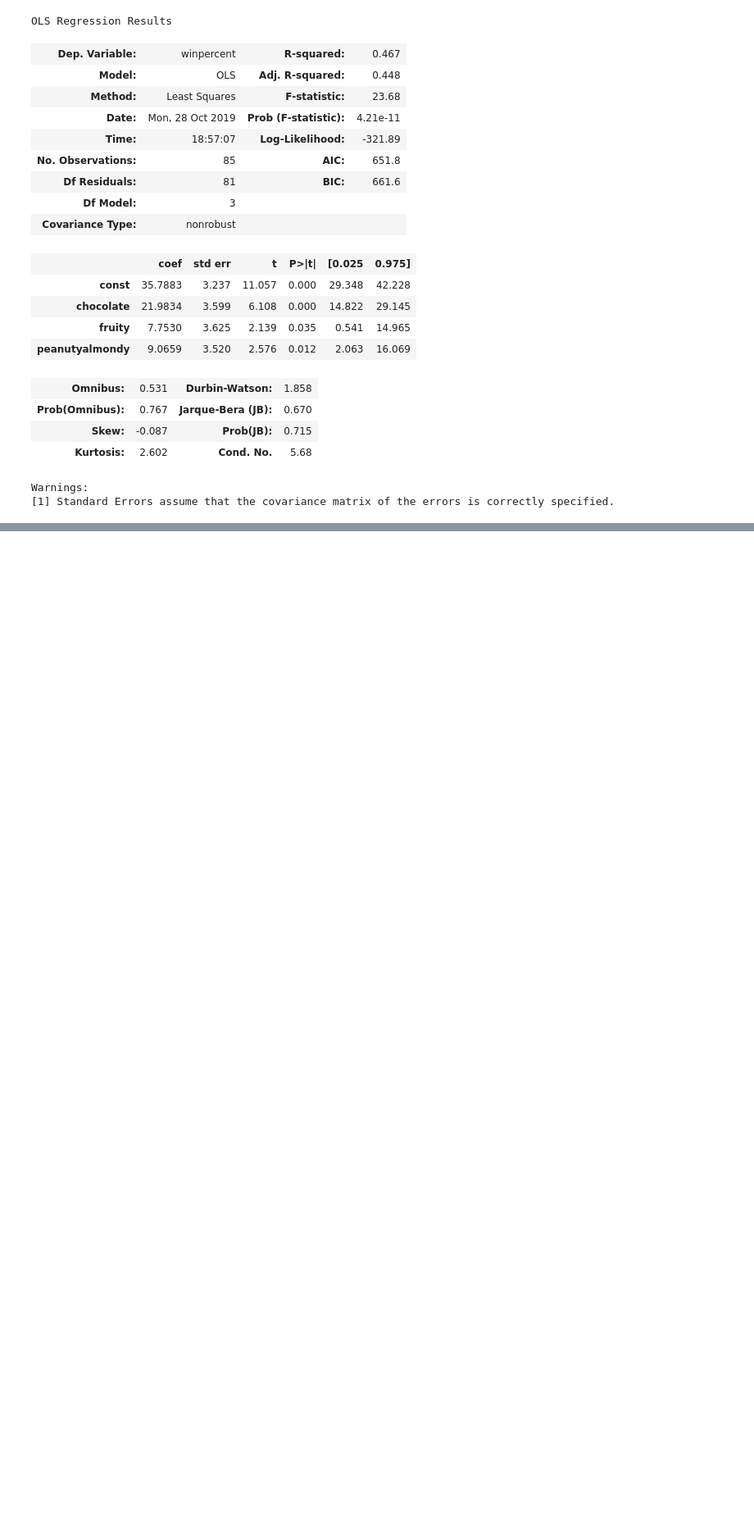
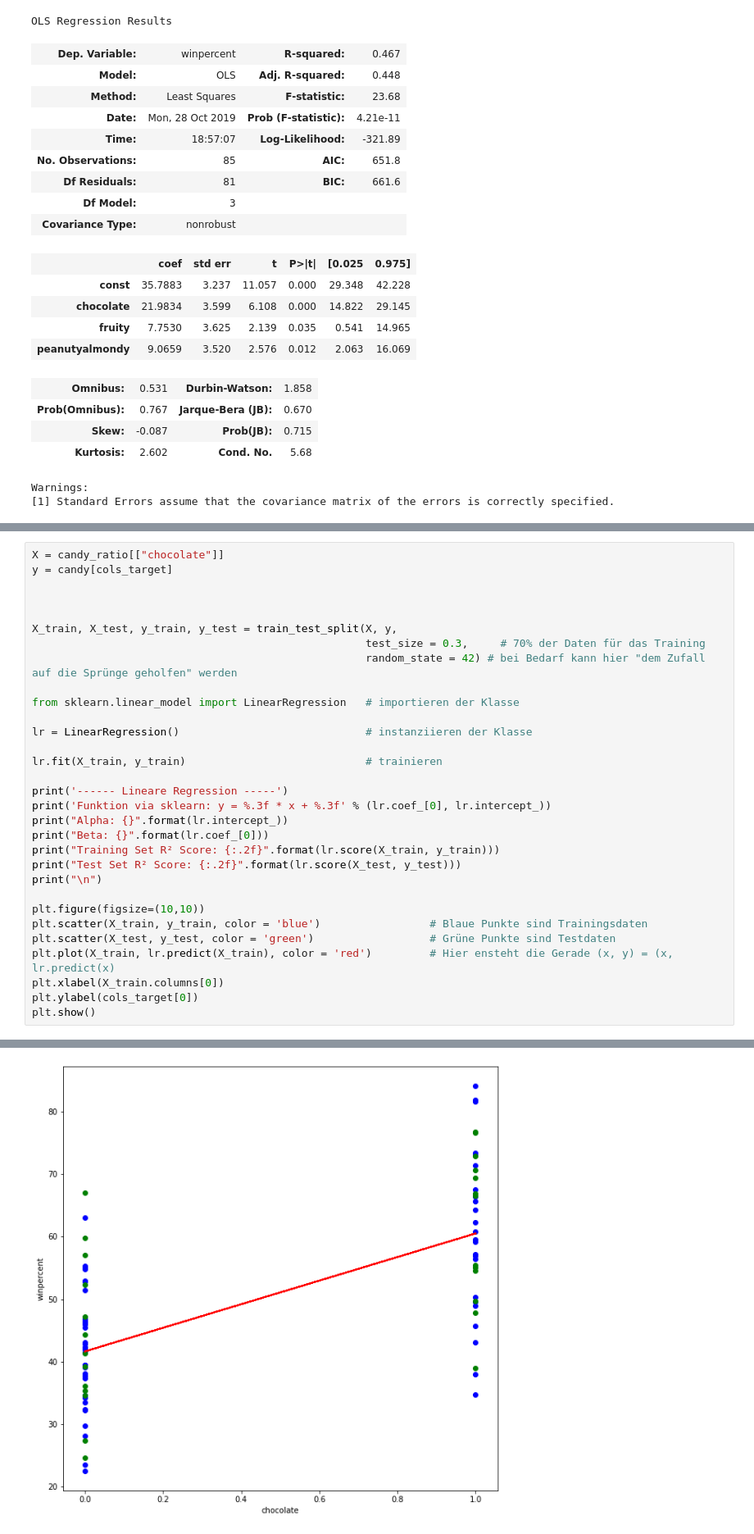
Before and after one commit to rean6690/Case-Study, a Jupyter notebook: Case Study.ipynb, the cells around one changed output, grey strips where cells are left out. Shown at 82% size. Drawn from its saved outputs; the diff is of its cells as text; blank space fills up the shorter version.

```diff
--- a/Case Study.ipynb
+++ b/Case Study.ipynb
@@ -242,0 +306,32 @@ print(corr)
+# %%
+X = candy_ratio[["chocolate"]]
+y = candy[cols_target]
+
+
+
+X_train, X_test, y_train, y_test = train_test_split(X, y,
+                                                    test_size = 0.3,     # 70% der Daten für das Training
+                                                    random_state = 42) # bei Bedarf kann hier "dem Zufall auf die Sprünge geholfen" werden
+
+from sklearn.linear_model import LinearRegression   # importieren der Klasse
+
+lr = LinearRegression()                             # instanziieren der Klasse
+
+lr.fit(X_train, y_train)                            # trainieren
+
+print('------ Lineare Regression -----')
+print('Funktion via sklearn: y = %.3f * x + %.3f' % (lr.coef_[0], lr.intercept_))
+print("Alpha: {}".format(lr.intercept_))
+print("Beta: {}".format(lr.coef_[0]))
+print("Training Set R² Score: {:.2f}".format(lr.score(X_train, y_train)))
+print("Test Set R² Score: {:.2f}".format(lr.score(X_test, y_test)))
+print("\n")
+
+plt.figure(figsize=(10,10))
+plt.scatter(X_train, y_train, color = 'blue')                 # Blaue Punkte sind Trainingsdaten
+plt.scatter(X_test, y_test, color = 'green')                  # Grüne Punkte sind Testdaten
+plt.plot(X_train, lr.predict(X_train), color = 'red')         # Hier ensteht die Gerade (x, y) = (x, lr.predict(x)
+plt.xlabel(X_train.columns[0])
+plt.ylabel(cols_target[0])
+plt.show()
+# %% [output]
@@ -242,0 +344 @@ print(corr)
+[figure, added]
```
Also changed, not shown: parts of 26 cells of this notebook.
